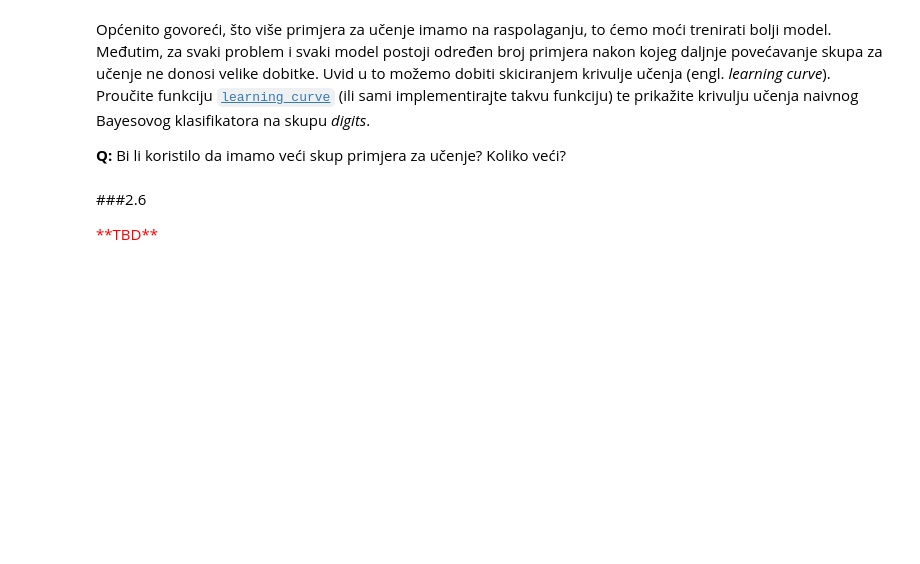
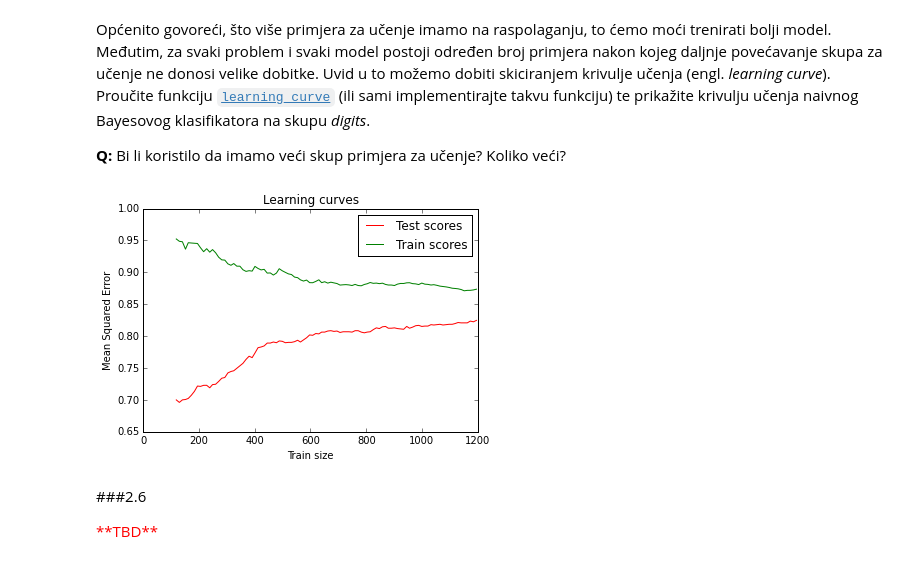
Before and after one commit to antifriz/sedmestar, a Jupyter notebook: su/lab2/SU-2015-LAB1.ipynb, the cells around one changed output. Drawn from its saved outputs; the diff is of its cells as text; code cells hidden in the pictures; blank space fills up the shorter version.

```diff
--- a/su/lab2/SU-2015-LAB1.ipynb
+++ b/su/lab2/SU-2015-LAB1.ipynb
@@ -327,6 +329,24 @@ print metrics.accuracy_score(testTargets, map(b2.predict,testImages))
 Općenito govoreći, što više primjera za učenje imamo na raspolaganju, to ćemo moći trenirati bolji model. Međutim, za svaki problem i svaki model postoji određen broj primjera nakon kojeg daljnje povećavanje skupa za učenje ne donosi velike dobitke. Uvid u to možemo dobiti skiciranjem krivulje učenja (engl. *learning curve*). Proučite funkciju [`learning_curve`](http://scikit-learn.org/stable/modules/generated/sklearn.learning_curve.learning_curve.html#sklearn.learning_curve.learning_curve) (ili sami implementirajte takvu funkciju) te prikažite krivulju učenja naivnog Bayesovog klasifikatora na skupu *digits*.
 
 **Q:** Bi li koristilo da imamo veći skup primjera za učenje? Koliko veći?
+# %%
+from sklearn.learning_curve import learning_curve
+
+
+train_sizes, train_scores, test_scores = learning_curve(b1,binarized,digits.target,train_sizes=np.linspace(0.1,1,100))
+
+
+plt.plot(train_sizes, test_scores.mean(1), '', color="r", label="Test scores")
+plt.plot(train_sizes, train_scores.mean(1), '', color="g", label="Train scores")
+
+plt.xlabel("Train size")
+plt.ylabel("Mean Squared Error")
+plt.title('Learning curves')
+plt.legend(loc="best")
+
+plt.show()
+# %% [output]
+[figure, added]
 # %% [markdown]
 ###2.6
 
```
Also changed, not shown: parts of 1 cell of this notebook.
